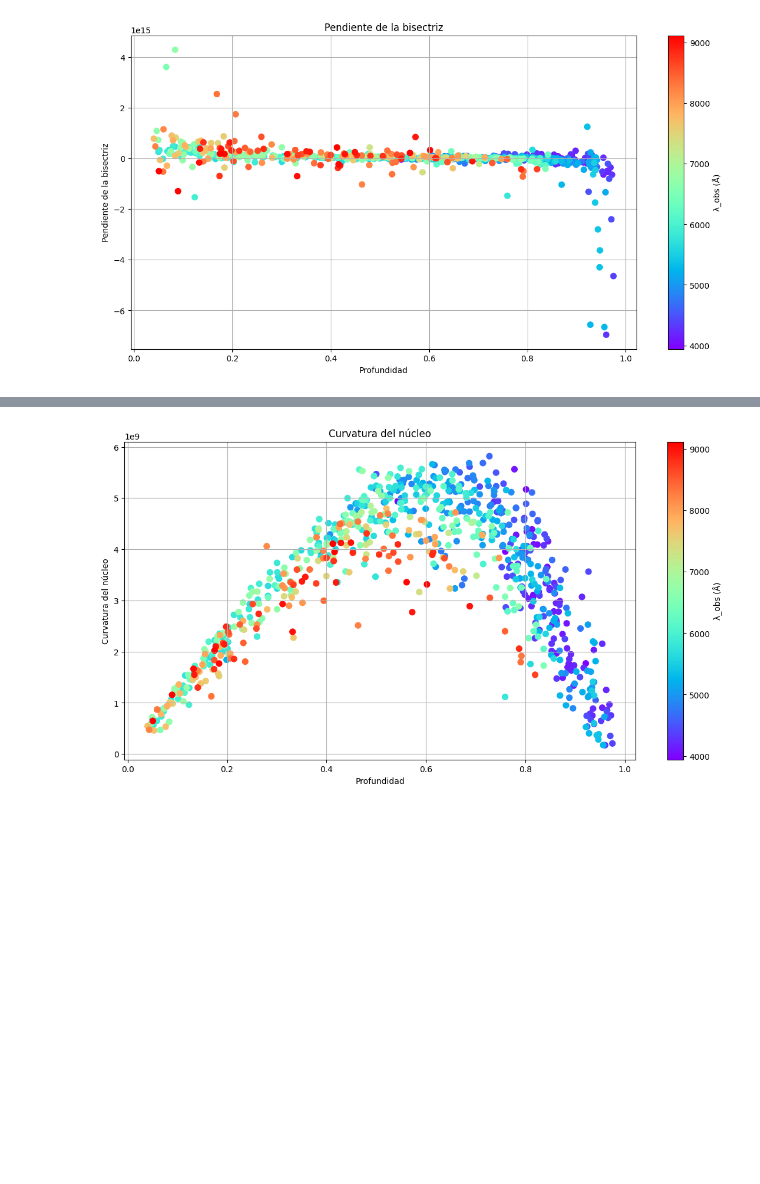
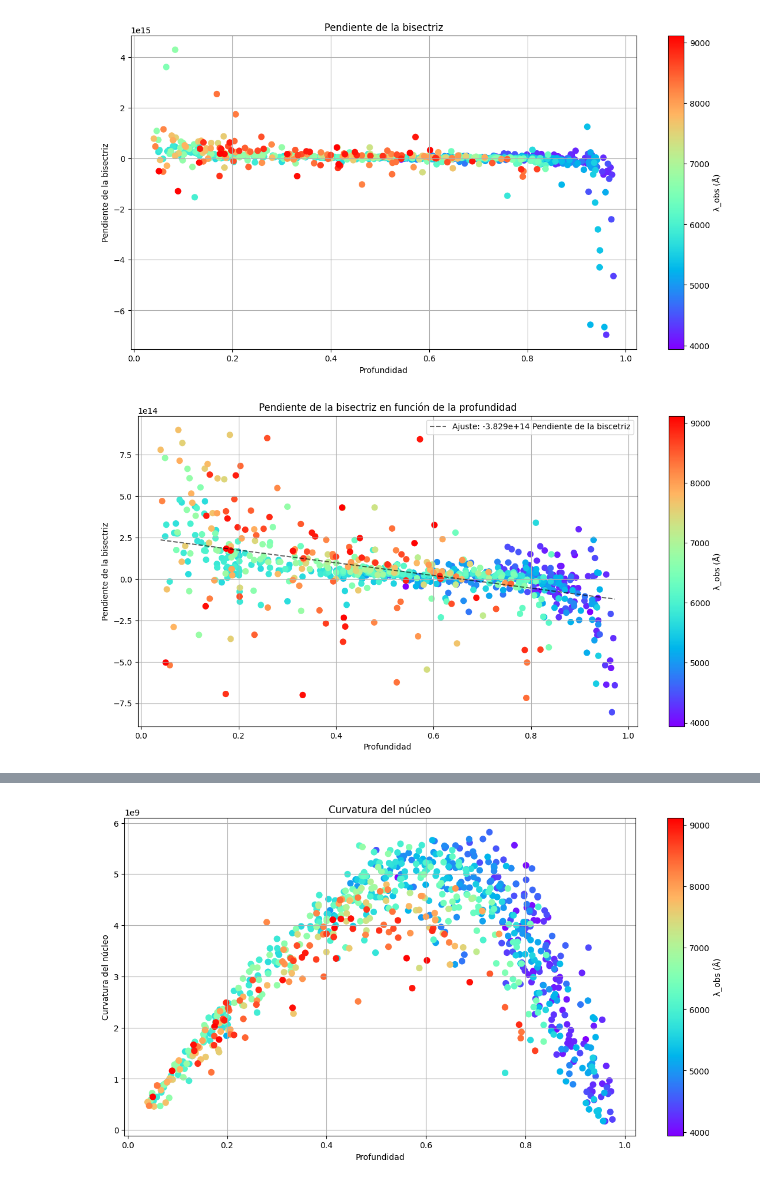
Before and after one commit to JessiDaniL/Proyecto-Te-rico-Arturo, a Jupyter notebook: Espectro completo de arturo_visualizador/Espectro completo de arturo_visualizador/analisis_arturo_completo.ipynb, the cells around one changed output, grey strips where cells are left out. Cells and saved outputs as stored; diff of their text form; code cells hidden in the pictures; blank space fills up the shorter version.

Commit message:
pendientes de velocidades y bisectriz c:

```diff
--- a/Espectro completo de arturo_visualizador/Espectro completo de arturo_visualizador/analisis_arturo_completo.ipynb
+++ b/Espectro completo de arturo_visualizador/Espectro completo de arturo_visualizador/analisis_arturo_completo.ipynb
@@ -238,7 +238,7 @@ for i, (centro, (p, x_centro)) in enumerate(zip(centros_interpolados, polinomios
     plt.axvline(centro, color='purple', linestyle='--', lw=1, label="Centro interpolado")
     if lambda_teorica:
         plt.axvline(lambda_teorica, color='red', linestyle=':', lw=1, label="Línea teórica")
-    plt.title(f"λ_obs (Å) = {centro:.4f}; z = {z:.3e}; v = {v:.3g} [km/s]")
+    plt.title(f"λ_obs (Å) = {centro:.4f}; z = {z:.3e}; v = {v:.3g} [m/s]")
     plt.xlabel("Longitud de onda [Å]")
     plt.ylabel("Flujo normalizado")
     plt.legend()
@@ -255,7 +255,7 @@ df_resultados = pd.DataFrame({
     "λ_obs (Å)": centro_filtrado,
     "Flujo": flujo_centro_lista,
     "Profundidad": profundidad_grafica,
-    "Velocidad (km/s)": calculo_v,
+    "Velocidad (m/s)": calculo_v,
     "Curvatura": curvaturas,
     "Bisectriz":bisectrices,
     "Coef 0": coeficiente_0,
@@ -343,3 +343,40 @@ cbar.set_label("λ_obs (Å)")
 plt.show()
 # %% [output]
 [figure]
+# %%
+plt.figure(figsize=(14, 7))
+
+df_filtro_b = df_resultados[(df_resultados['Bisectriz'] >= -1e15) & (df_resultados['Bisectriz'] <= 1e15)]
+
+
+
+sc = plt.scatter(
+    df_filtro_b['Profundidad'],
+    df_filtro_b['Bisectriz'],
+    c=df_filtro_b['λ_obs (Å)'],
+    cmap='rainbow',
+    s=50
+)
+
+#Ajuste lineal
+
+a, b = np.polyfit(df_filtro_b['Profundidad'], df_filtro_b['Bisectriz'], 1)
+x_fit = np.linspace(df_filtro_b['Profundidad'].min(), df_filtro_b['Profundidad'].max(), 100)
+y_fit = a * x_fit + b
+
+plt.plot(x_fit, y_fit, '--', color='black', alpha=0.6,
+                label=f"Ajuste: {a:.3e} Pendiente de la biscetriz")
+plt.legend()
+
+plt.xlabel("Profundidad")
+plt.ylabel("Pendiente de la bisectriz")
+plt.title("Pendiente de la bisectriz en función de la profundidad")
+plt.grid(True)
+
+# Añadir barra de color
+cbar = plt.colorbar(sc)
+cbar.set_label("λ_obs (Å)")
+
+plt.show()
+# %% [output]
+[figure, added]
```
Also changed, not shown: parts of 19 cells of this notebook, 1 other file.
